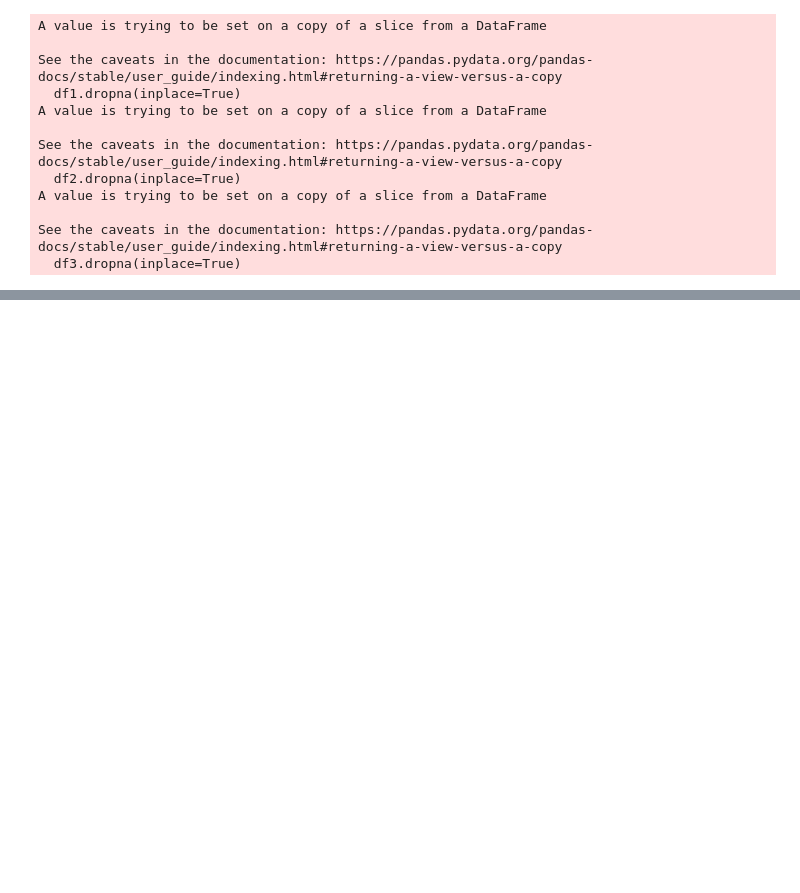
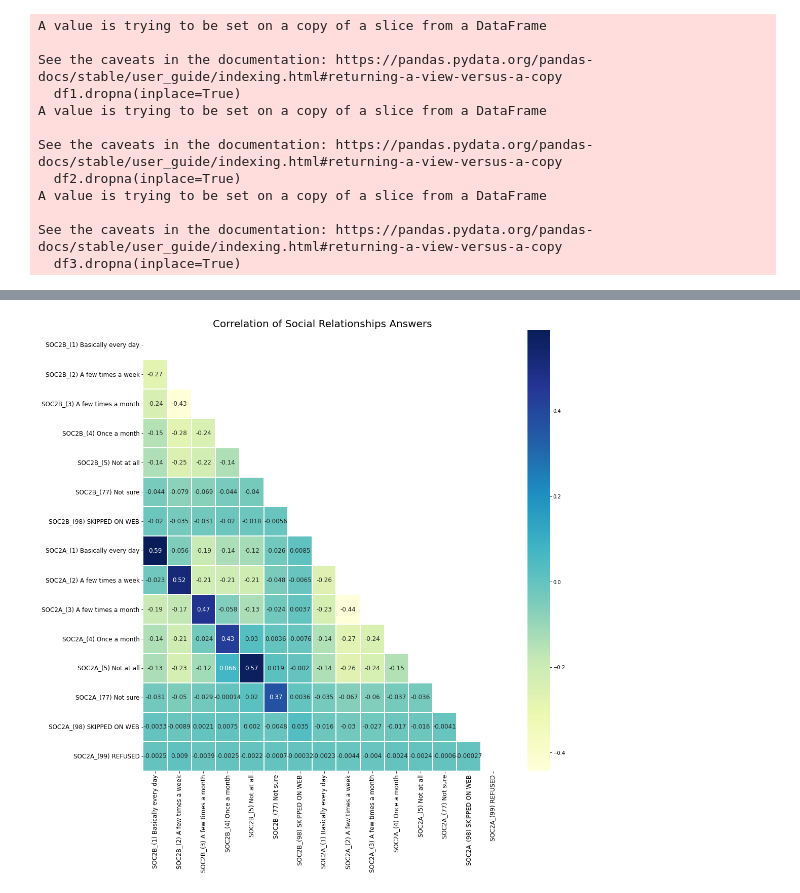
Before and after one commit to meisamasgri/Covid19AndMentalHealth, a Jupyter notebook: SE01 - Final.ipynb, the cells around one changed output, grey strips where cells are left out. Cells and saved outputs as stored; diff of their text form; code cells hidden in the pictures; blank space fills up the shorter version.

```diff
--- a/SE01 - Final.ipynb
+++ b/SE01 - Final.ipynb
@@ -95,0 +114,29 @@ plt.savefig("C:\python\SE01-CROSS.png",
+# %%
+import numpy as np
+import textwrap
+def wrap_labels(ax, width, break_long_words=False):
+    labels = []
+    for label in ax.get_xticklabels():
+        text = label.get_text()
+        labels.append(textwrap.fill(text, width=width,
+                      break_long_words=break_long_words))
+    ax.set_xticklabels(labels, rotation=0)
+
+SE1 = pd.get_dummies(df[['SOC2B','SOC2A']])
+plt.figure(figsize=(16,16))
+
+SE1_CORR = SE1.corr()
+matrix = np.triu(SE1_CORR)
+s=sns.heatmap(SE1_CORR,linewidths=.1,cmap="YlGnBu", annot=True, mask=matrix,annot_kws={"size": 12})
+s.set_xticklabels(s.get_xmajorticklabels(), fontsize = 12 , rotation=90)
+s.set_yticklabels(s.get_ymajorticklabels(), fontsize = 12)
+s.axes.set_title("Correlation of Social Relationships Answers ",fontsize=20)
+# wrap_labels(s, 4)
+# plt.yticks(rotation=0);
+plt.savefig("C:\python\SE01-CORS.png",
+            bbox_inches ="tight",
+            pad_inches = 1,
+            transparent = True,
+            orientation ='landscape')
+# %% [output]
+[figure, added]
```
Also changed, not shown: parts of 7 cells of this notebook, 7 other files.
